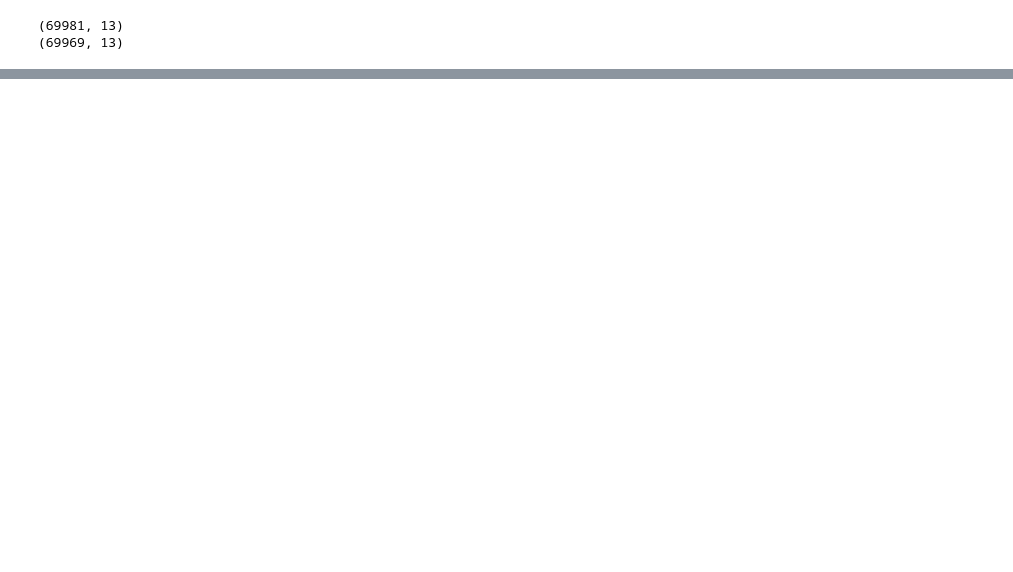
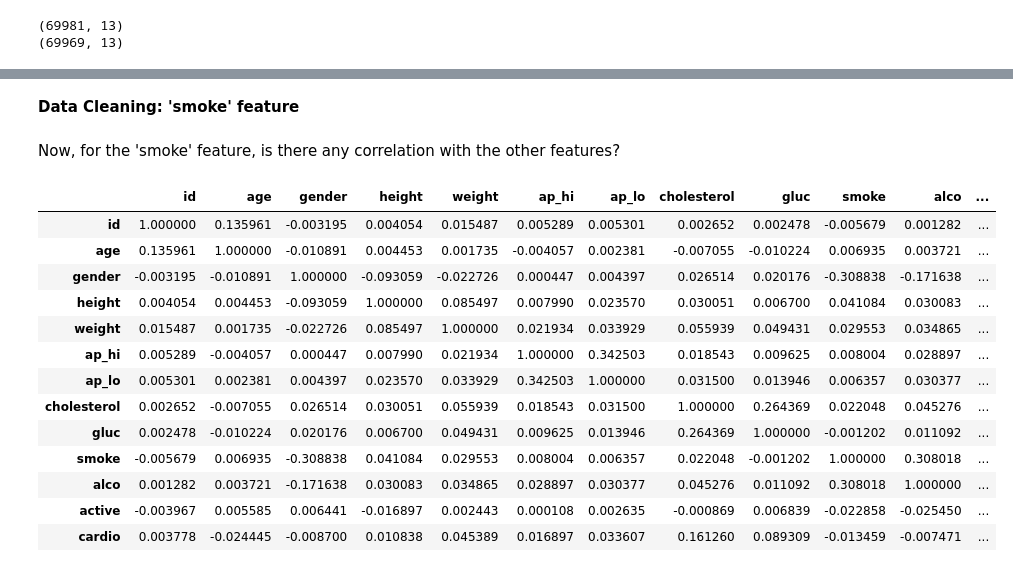
Before and after one commit to mkjubran/Fundamentals-of-AI-and-Machine-Learning, a Jupyter notebook: EXPLORATORY_DATA_ANALYSIS_–_DATA_CLEANING.ipynb, the cells around one changed output, grey strips where cells are left out. Saved outputs shown, nothing was run; the diff lists cells and outputs as text; code cells hidden in the pictures; blank space fills up the shorter version.

```diff
--- a/EXPLORATORY_DATA_ANALYSIS_–_DATA_CLEANING.ipynb
+++ b/EXPLORATORY_DATA_ANALYSIS_–_DATA_CLEANING.ipynb
@@ -354,0 +351,3 @@ print(dfsmoke.shape)
+# %%
+df = dfsmoke.copy()
+df.isnull().sum()
@@ -354,0 +369,21 @@ print(dfsmoke.shape)
+# %% [markdown]
+**Data Cleaning: 'smoke' feature**
+# %% [markdown]
+Now, for the 'smoke' feature, is there any correlation with the other features?
+# %%
+df.apply(lambda x: x.factorize()[0]).corr()
+# %% [output]
+|  | id | age | gender | height | weight | ap_hi | ap_lo | cholesterol | gluc | smoke | alco | ... |
+| id | 1.000000 | 0.135961 | -0.003195 | 0.004054 | 0.015487 | 0.005289 | 0.005301 | 0.002652 | 0.002478 | -0.005679 | 0.001282 | ... |
+| age | 0.135961 | 1.000000 | -0.010891 | 0.004453 | 0.001735 | -0.004057 | 0.002381 | -0.007055 | -0.010224 | 0.006935 | 0.003721 | ... |
+| gender | -0.003195 | -0.010891 | 1.000000 | -0.093059 | -0.022726 | 0.000447 | 0.004397 | 0.026514 | 0.020176 | -0.308838 | -0.171638 | ... |
+| height | 0.004054 | 0.004453 | -0.093059 | 1.000000 | 0.085497 | 0.007990 | 0.023570 | 0.030051 | 0.006700 | 0.041084 | 0.030083 | ... |
+| weight | 0.015487 | 0.001735 | -0.022726 | 0.085497 | 1.000000 | 0.021934 | 0.033929 | 0.055939 | 0.049431 | 0.029553 | 0.034865 | ... |
+| ap_hi | 0.005289 | -0.004057 | 0.000447 | 0.007990 | 0.021934 | 1.000000 | 0.342503 | 0.018543 | 0.009625 | 0.008004 | 0.028897 | ... |
+| ap_lo | 0.005301 | 0.002381 | 0.004397 | 0.023570 | 0.033929 | 0.342503 | 1.000000 | 0.031500 | 0.013946 | 0.006357 | 0.030377 | ... |
+| cholesterol | 0.002652 | -0.007055 | 0.026514 | 0.030051 | 0.055939 | 0.018543 | 0.031500 | 1.000000 | 0.264369 | 0.022048 | 0.045276 | ... |
+| gluc | 0.002478 | -0.010224 | 0.020176 | 0.006700 | 0.049431 | 0.009625 | 0.013946 | 0.264369 | 1.000000 | -0.001202 | 0.011092 | ... |
+| smoke | -0.005679 | 0.006935 | -0.308838 | 0.041084 | 0.029553 | 0.008004 | 0.006357 | 0.022048 | -0.001202 | 1.000000 | 0.308018 | ... |
+| alco | 0.001282 | 0.003721 | -0.171638 | 0.030083 | 0.034865 | 0.028897 | 0.030377 | 0.045276 | 0.011092 | 0.308018 | 1.000000 | ... |
+| active | -0.003967 | 0.005585 | 0.006441 | -0.016897 | 0.002443 | 0.000108 | 0.002635 | -0.000869 | 0.006839 | -0.022858 | -0.025450 | ... |
+| cardio | 0.003778 | -0.024445 | -0.008700 | 0.010838 | 0.045389 | 0.016897 | 0.033607 | 0.161260 | 0.089309 | -0.013459 | -0.007471 | ... |
```
Also changed, not shown: parts of 40 cells of this notebook.
